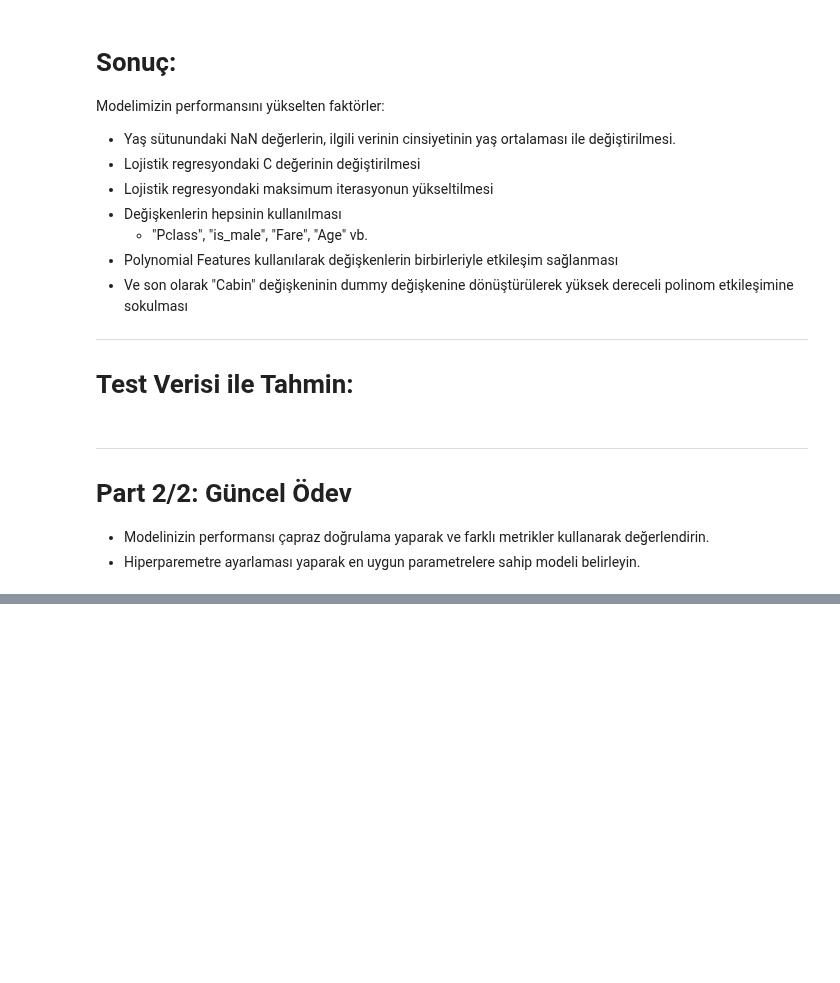
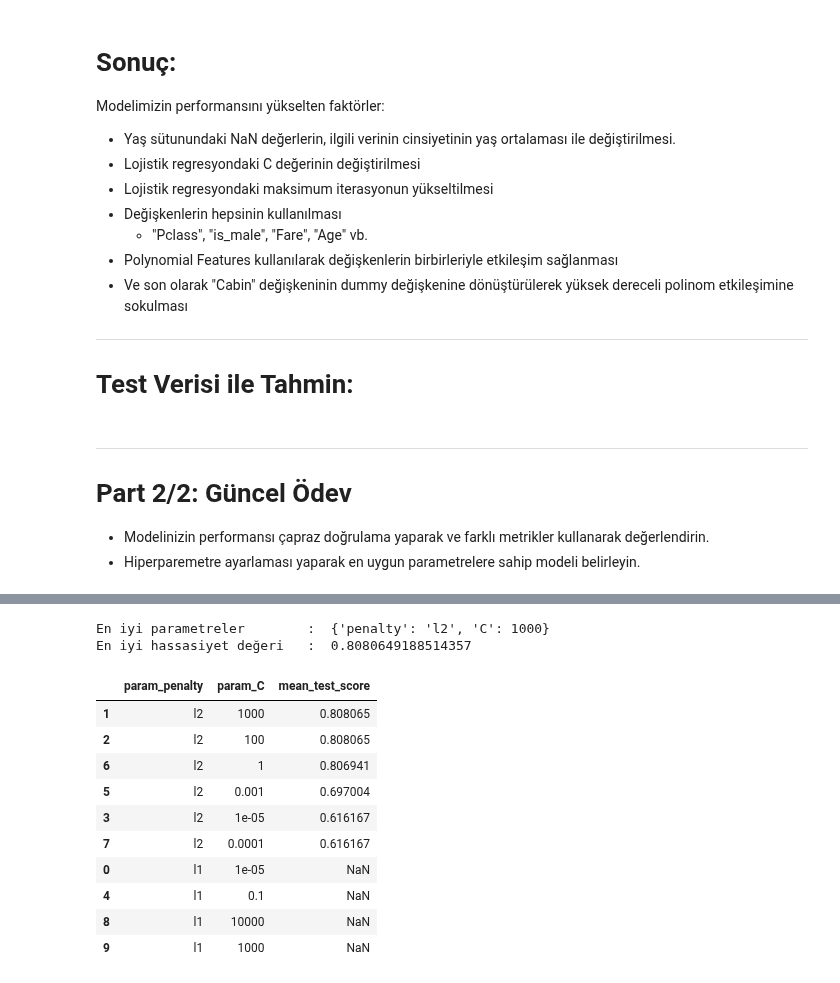
Before and after one commit to gulmert89/bootcamp_files, a Jupyter notebook: odev75_cross-validation.ipynb, the cells around one changed output, grey strips where cells are left out. Drawn from its saved outputs; the diff is of its cells as text; code cells hidden in the pictures; blank space fills up the shorter version.

```diff
--- a/odev75_cross-validation.ipynb
+++ b/odev75_cross-validation.ipynb
@@ -368,0 +471,35 @@ hata_matrisi_test = confusion_matrix(y_test, test_tahmin)
+# %%
+# randomized search
+from sklearn.model_selection import RandomizedSearchCV
+rs_cv = RandomizedSearchCV(estimator=log_reg,
+                           param_distributions = parameters,
+                           cv = 10,
+                           n_iter = 10,
+                           random_state = 42,
+                           scoring = "accuracy"
+                      )
+rs_cv.fit(X_train, Y_train)
+
+print("En iyi parametreler        : ", rs_cv.best_params_)
+print("En iyi hassasiyet değeri   : ", rs_cv.best_score_)
+# %% [output]
+En iyi parametreler        :  {'penalty': 'l2', 'C': 1000}
+En iyi hassasiyet değeri   :  0.8080649188514357
+# %%
+results = rs_cv.cv_results_
+df = pd.DataFrame(results)
+df = df[['param_penalty','param_C', 'mean_test_score']]
+df = df.sort_values(by='mean_test_score', ascending = False)
+df
+# %% [output]
+|  | param_penalty | param_C | mean_test_score |
+| 1 | l2 | 1000 | 0.808065 |
+| 2 | l2 | 100 | 0.808065 |
+| 6 | l2 | 1 | 0.806941 |
+| 5 | l2 | 0.001 | 0.697004 |
+| 3 | l2 | 1e-05 | 0.616167 |
+| 7 | l2 | 0.0001 | 0.616167 |
+| 0 | l1 | 1e-05 | NaN |
+| 4 | l1 | 0.1 | NaN |
+| 8 | l1 | 10000 | NaN |
+| 9 | l1 | 1000 | NaN |
```
Also changed, not shown: parts of 19 cells of this notebook.
